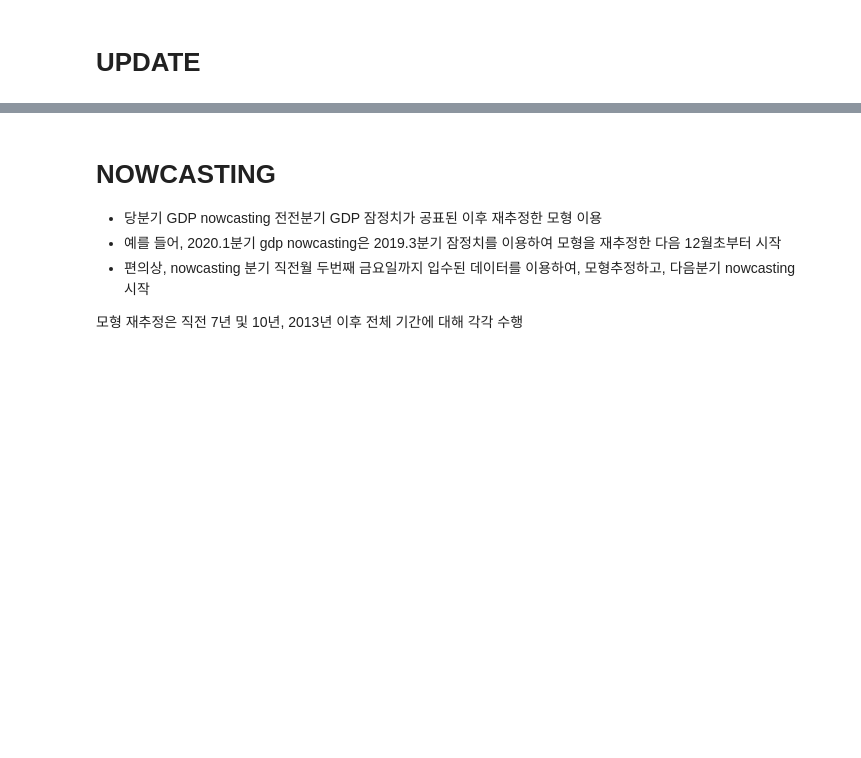
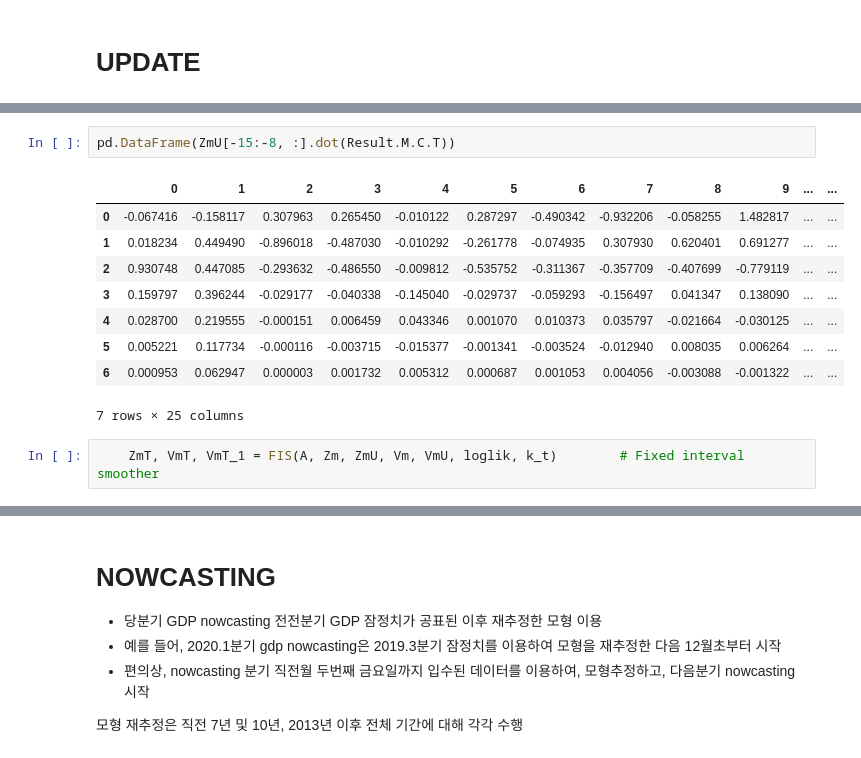
Before and after one commit to hyunchangyi/nowcasting, a Jupyter notebook: nowcasting_kr.ipynb, the cells around one changed output, grey strips where cells are left out. Saved outputs shown, nothing was run; the diff lists cells and outputs as text; blank space fills up the shorter version.

```diff
--- a/nowcasting_kr.ipynb
+++ b/nowcasting_kr.ipynb
@@ -1831,0 +1905,14 @@ P_ppi     -0.0138  0.4194  0.0917  0.0397
+# %%
+pd.DataFrame(ZmU[-15:-8, :].dot(Result.M.C.T))
+# %% [output]
+|  | 0 | 1 | 2 | 3 | 4 | 5 | 6 | 7 | 8 | 9 | ... | ... |
+| 0 | -0.067416 | -0.158117 | 0.307963 | 0.265450 | -0.010122 | 0.287297 | -0.490342 | -0.932206 | -0.058255 | 1.482817 | ... | ... |
+| 1 | 0.018234 | 0.449490 | -0.896018 | -0.487030 | -0.010292 | -0.261778 | -0.074935 | 0.307930 | 0.620401 | 0.691277 | ... | ... |
+| 2 | 0.930748 | 0.447085 | -0.293632 | -0.486550 | -0.009812 | -0.535752 | -0.311367 | -0.357709 | -0.407699 | -0.779119 | ... | ... |
+| 3 | 0.159797 | 0.396244 | -0.029177 | -0.040338 | -0.145040 | -0.029737 | -0.059293 | -0.156497 | 0.041347 | 0.138090 | ... | ... |
+| 4 | 0.028700 | 0.219555 | -0.000151 | 0.006459 | 0.043346 | 0.001070 | 0.010373 | 0.035797 | -0.021664 | -0.030125 | ... | ... |
+| 5 | 0.005221 | 0.117734 | -0.000116 | -0.003715 | -0.015377 | -0.001341 | -0.003524 | -0.012940 | 0.008035 | 0.006264 | ... | ... |
+| 6 | 0.000953 | 0.062947 | 0.000003 | 0.001732 | 0.005312 | 0.000687 | 0.001053 | 0.004056 | -0.003088 | -0.001322 | ... | ... |
+7 rows × 25 columns
+# %%
+    ZmT, VmT, VmT_1 = FIS(A, Zm, ZmU, Vm, VmU, loglik, k_t)        # Fixed interval smoother
```
Also changed, not shown: parts of 42 cells of this notebook, 19 other files.
